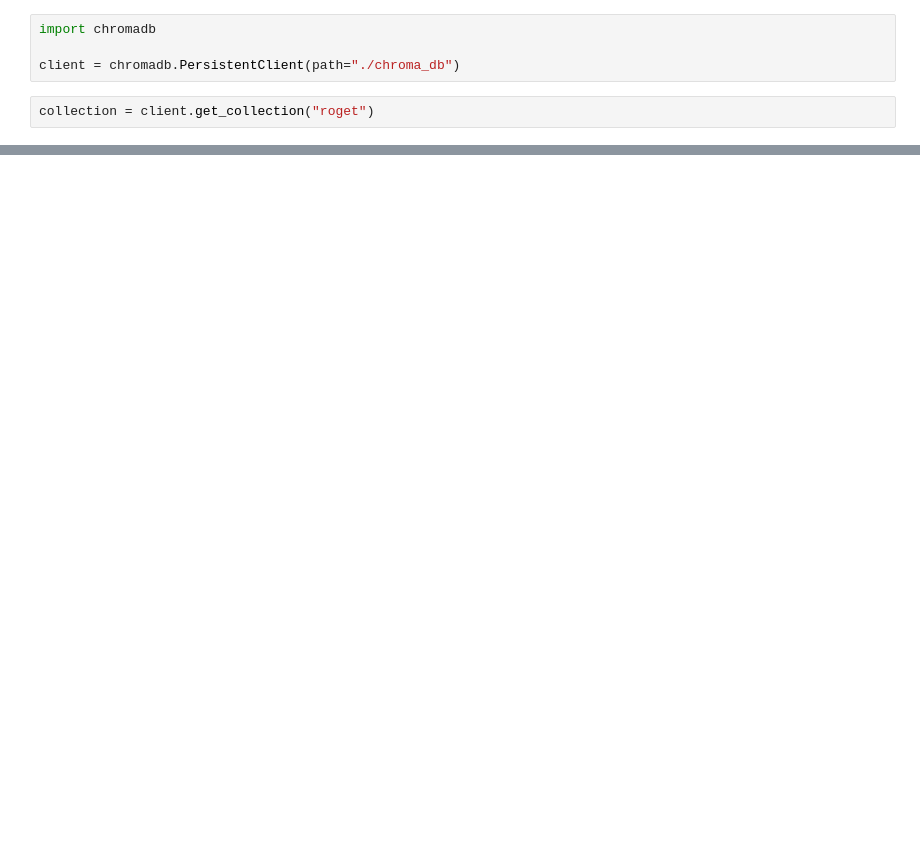
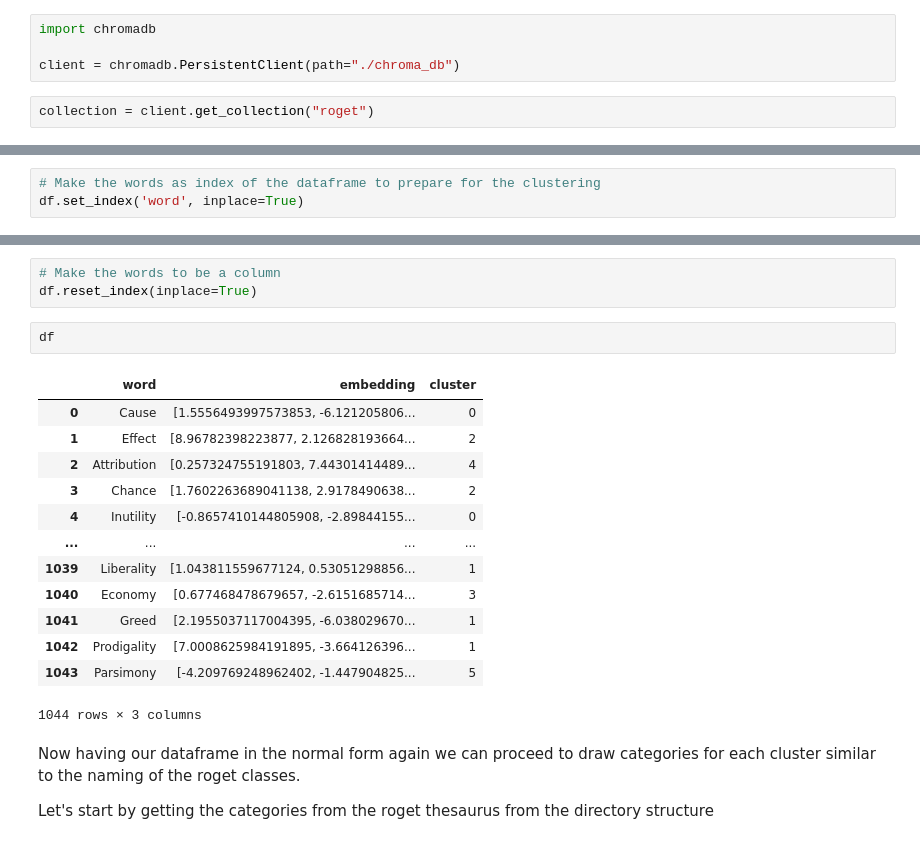
Before and after one commit to panos-span/rogets_thesaurus, a Jupyter notebook: final.ipynb, the cells around one changed output, grey strips where cells are left out. Cells and saved outputs as stored; diff of their text form; blank space fills up the shorter version.

```diff
--- a/final.ipynb
+++ b/final.ipynb
@@ -407,0 +525,3 @@ collection.get()
+# %%
+# Make the words as index of the dataframe to prepare for the clustering
+df.set_index('word', inplace=True)
@@ -407,0 +596,24 @@ collection.get()
+# %%
+# Make the words to be a column
+df.reset_index(inplace=True)
+# %%
+df
+# %% [output]
+|  | word | embedding | cluster |
+| 0 | Cause | [1.5556493997573853, -6.121205806... | 0 |
+| 1 | Effect | [8.96782398223877, 2.126828193664... | 2 |
+| 2 | Attribution | [0.257324755191803, 7.44301414489... | 4 |
+| 3 | Chance | [1.7602263689041138, 2.9178490638... | 2 |
+| 4 | Inutility | [-0.8657410144805908, -2.89844155... | 0 |
+| ... | ... | ... | ... |
+| 1039 | Liberality | [1.043811559677124, 0.53051298856... | 1 |
+| 1040 | Economy | [0.677468478679657, -2.6151685714... | 3 |
+| 1041 | Greed | [2.1955037117004395, -6.038029670... | 1 |
+| 1042 | Prodigality | [7.0008625984191895, -3.664126396... | 1 |
+| 1043 | Parsimony | [-4.209769248962402, -1.447904825... | 5 |
+1044 rows × 3 columns
+# %% [markdown]
+Now having our dataframe in the normal form again we can proceed to draw categories for each cluster
+similar to the naming of the roget classes.
+
+Let's start by getting the categories from the roget thesaurus from the directory structure
```
Also changed, not shown: parts of 46 cells of this notebook.
